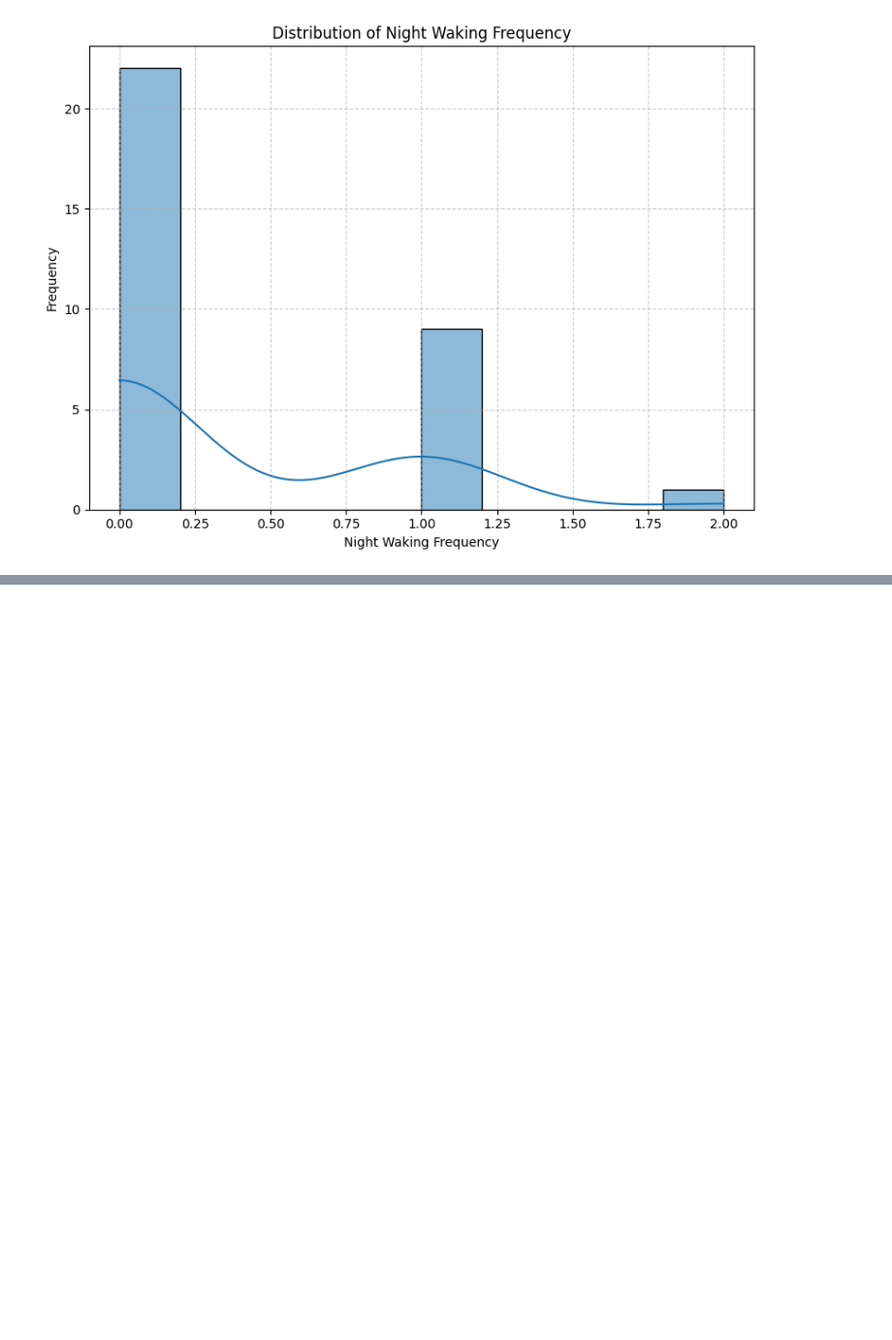
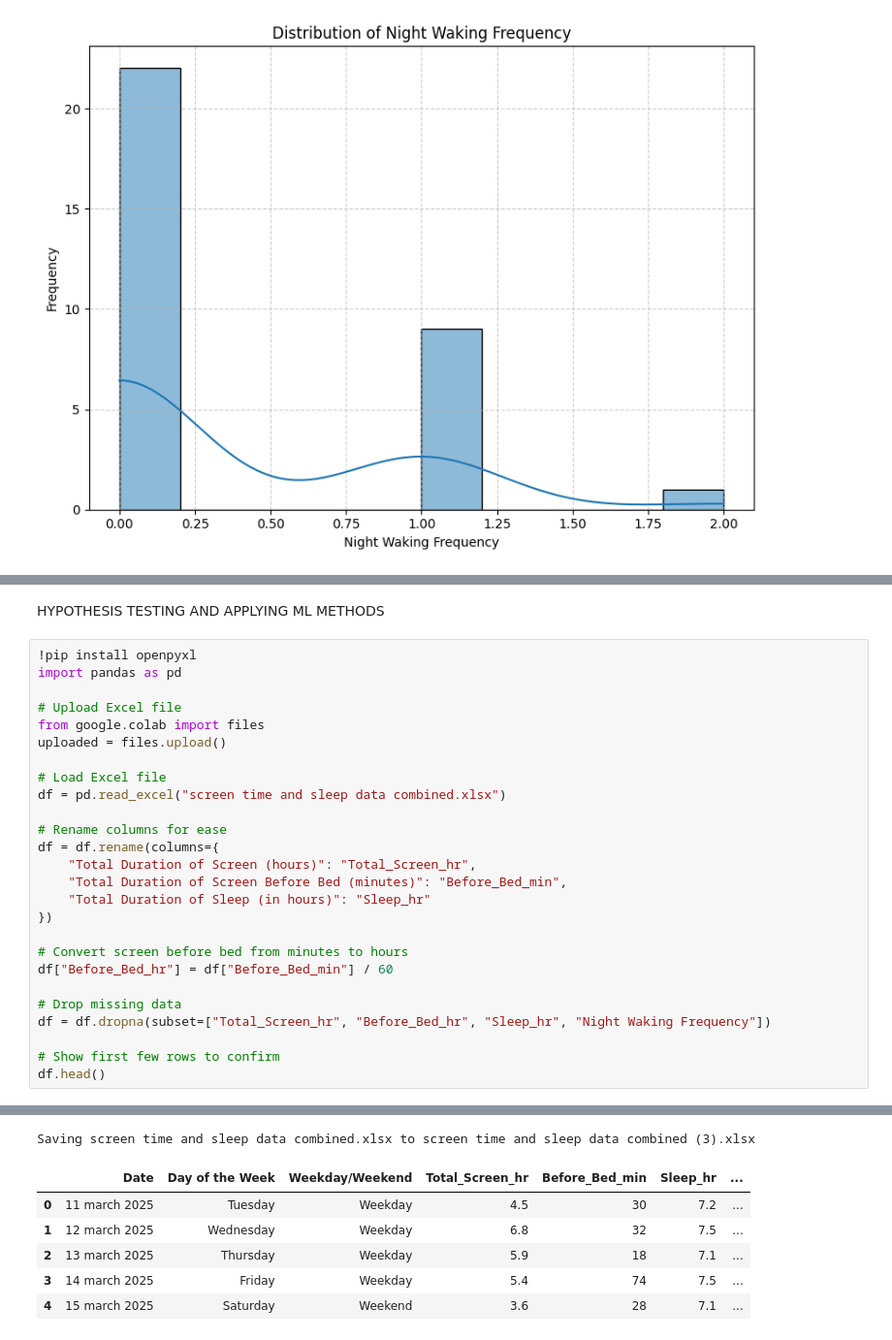
Before and after one commit to aylinyilmz/DSA-210-PROJECT, a Jupyter notebook: data_visualizations.ipynb, the cells around one changed output, grey strips where cells are left out. Shown: that part at 97% size. Saved outputs shown, nothing was run; the diff lists cells and outputs as text; blank space fills up the shorter version.

```diff
--- a/data_visualizations.ipynb
+++ b/data_visualizations.ipynb
@@ -214,0 +256,29 @@ Max: 2.00
+# %% [markdown]
+HYPOTHESIS TESTING AND APPLYING ML METHODS
+# %%
+!pip install openpyxl
+import pandas as pd
+
+# Upload Excel file
+from google.colab import files
+uploaded = files.upload()
+
+# Load Excel file
+df = pd.read_excel("screen time and sleep data combined.xlsx")
+
+# Rename columns for ease
+df = df.rename(columns={
+    "Total Duration of Screen (hours)": "Total_Screen_hr",
+    "Total Duration of Screen Before Bed (minutes)": "Before_Bed_min",
+    "Total Duration of Sleep (in hours)": "Sleep_hr"
+})
+
+# Convert screen before bed from minutes to hours
+df["Before_Bed_hr"] = df["Before_Bed_min"] / 60
+
+# Drop missing data
+df = df.dropna(subset=["Total_Screen_hr", "Before_Bed_hr", "Sleep_hr", "Night Waking Frequency"])
+
+# Show first few rows to confirm
+df.head()
+# %% [output]
@@ -214,0 +288,7 @@ Max: 2.00
+Saving screen time and sleep data combined.xlsx to screen time and sleep data combined (3).xlsx
+|  | Date | Day of the Week | Weekday/Weekend | Total_Screen_hr | Before_Bed_min | Sleep_hr | ... |
+| 0 | 11 march 2025 | Tuesday | Weekday | 4.5 | 30 | 7.2 | ... |
+| 1 | 12 march 2025 | Wednesday | Weekday | 6.8 | 32 | 7.5 | ... |
+| 2 | 13 march 2025 | Thursday | Weekday | 5.9 | 18 | 7.1 | ... |
+| 3 | 14 march 2025 | Friday | Weekday | 5.4 | 74 | 7.5 | ... |
+| 4 | 15 march 2025 | Saturday | Weekend | 3.6 | 28 | 7.1 | ... |
```
Also changed, not shown: parts of 8 cells of this notebook.
